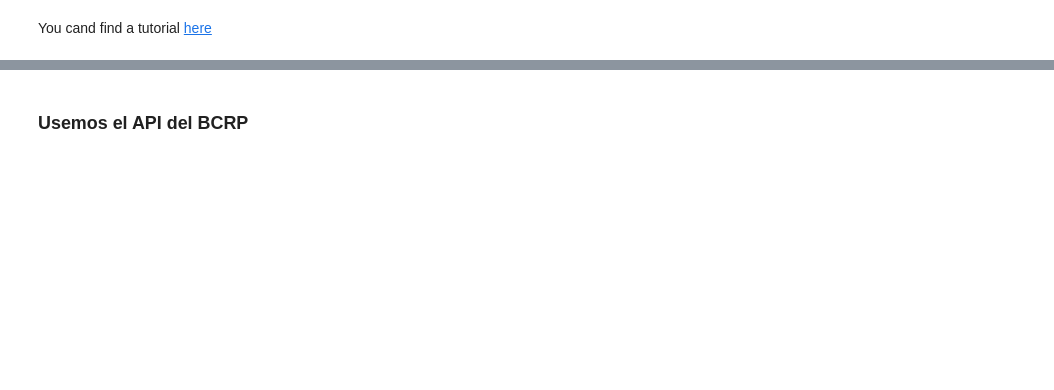
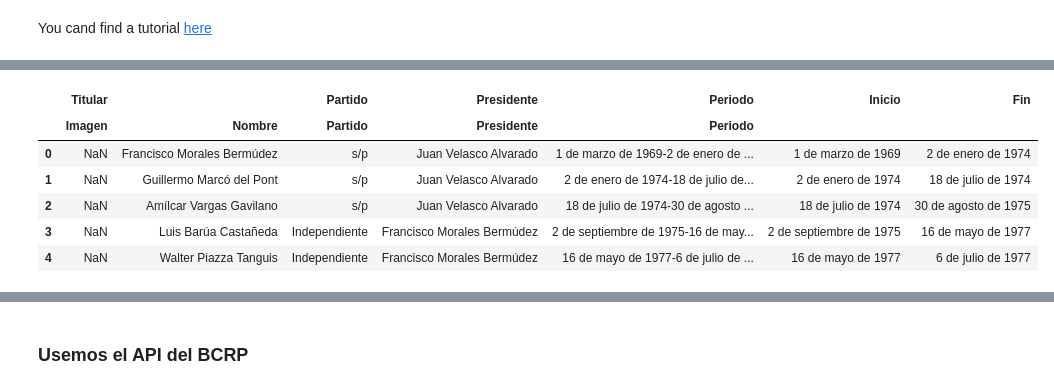
Before and after one commit to qlab-intro-python/ccss-gp-2024, a Jupyter notebook: 6. APIs & web scraping/05_b_Web_Scraping.ipynb, the cells around one changed output, grey strips where cells are left out. Saved outputs shown, nothing was run; the diff lists cells and outputs as text; code cells hidden in the pictures; blank space fills up the shorter version.

```diff
--- a/6. APIs & web scraping/05_b_Web_Scraping.ipynb
+++ b/6. APIs & web scraping/05_b_Web_Scraping.ipynb
@@ -42,3 +57,14 @@ df.head(5)
+# %%
+df[['Inicio', 'Fin']] = columna_clean.apply(pd.Series)
+df.head(5)
+# %% [output]
+|  | Titular |  | Partido | Presidente | Periodo | Inicio | Fin |
+|  | Imagen | Nombre | Partido | Presidente | Periodo |  |  |
+| 0 | NaN | Francisco Morales Bermúdez | s/p | Juan Velasco Alvarado | 1 de marzo de 1969-2 de enero de ... | 1 de marzo de 1969 | 2 de enero de 1974 |
+| 1 | NaN | Guillermo Marcó del Pont | s/p | Juan Velasco Alvarado | 2 de enero de 1974-18 de julio de... | 2 de enero de 1974 | 18 de julio de 1974 |
+| 2 | NaN | Amílcar Vargas Gavilano | s/p | Juan Velasco Alvarado | 18 de julio de 1974-30 de agosto ... | 18 de julio de 1974 | 30 de agosto de 1975 |
+| 3 | NaN | Luis Barúa Castañeda | Independiente | Francisco Morales Bermúdez | 2 de septiembre de 1975-16 de may... | 2 de septiembre de 1975 | 16 de mayo de 1977 |
+| 4 | NaN | Walter Piazza Tanguis | Independiente | Francisco Morales Bermúdez | 16 de mayo de 1977-6 de julio de ... | 16 de mayo de 1977 | 6 de julio de 1977 |
 # %%
 import locale
 # Configurar el locale en español
```
Also changed, not shown: parts of 25 cells of this notebook, 1 other file.
